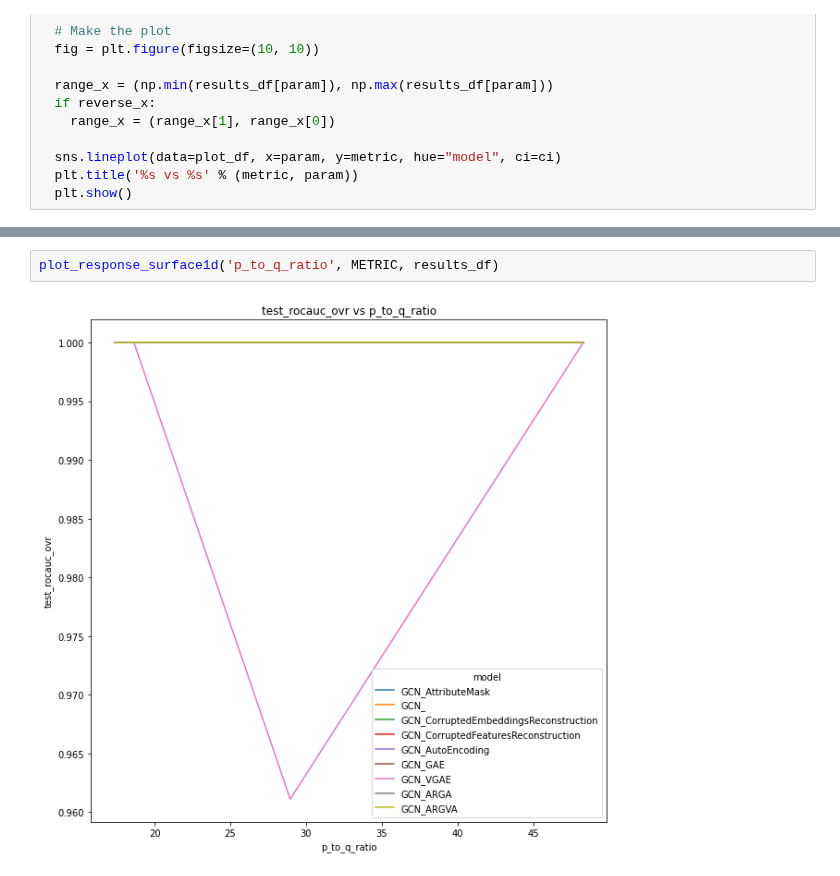
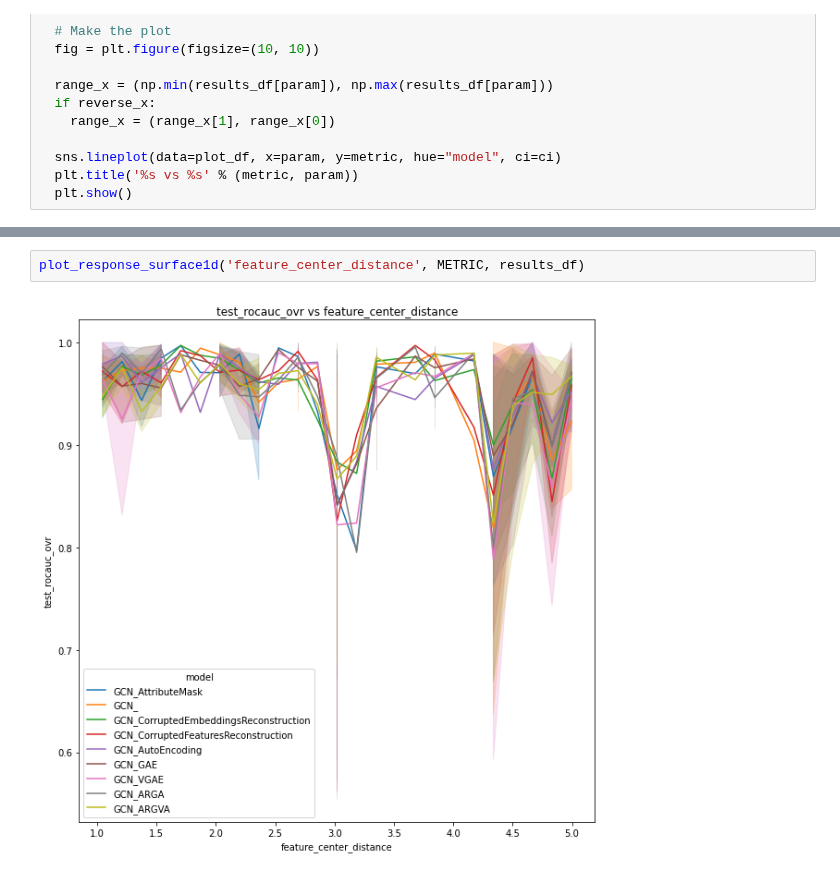
Before and after one commit to ITU-Thesis/graphworld, a Jupyter notebook: src/notebooks/GraphWorld_README_Example.ipynb, the cells around one changed output, grey strips where cells are left out. Cells and saved outputs as stored; diff of their text form.

```diff
--- a/src/notebooks/GraphWorld_README_Example.ipynb
+++ b/src/notebooks/GraphWorld_README_Example.ipynb
@@ -152,4 +176,4 @@ results_df
 # %%
-plot_response_surface1d('p_to_q_ratio', METRIC, results_df)
+plot_response_surface1d('feature_center_distance', METRIC, results_df)
 # %% [output]
-[figure, old version]
+[figure, new version]
```
Also changed, not shown: parts of 2 cells of this notebook, 1 other file.
